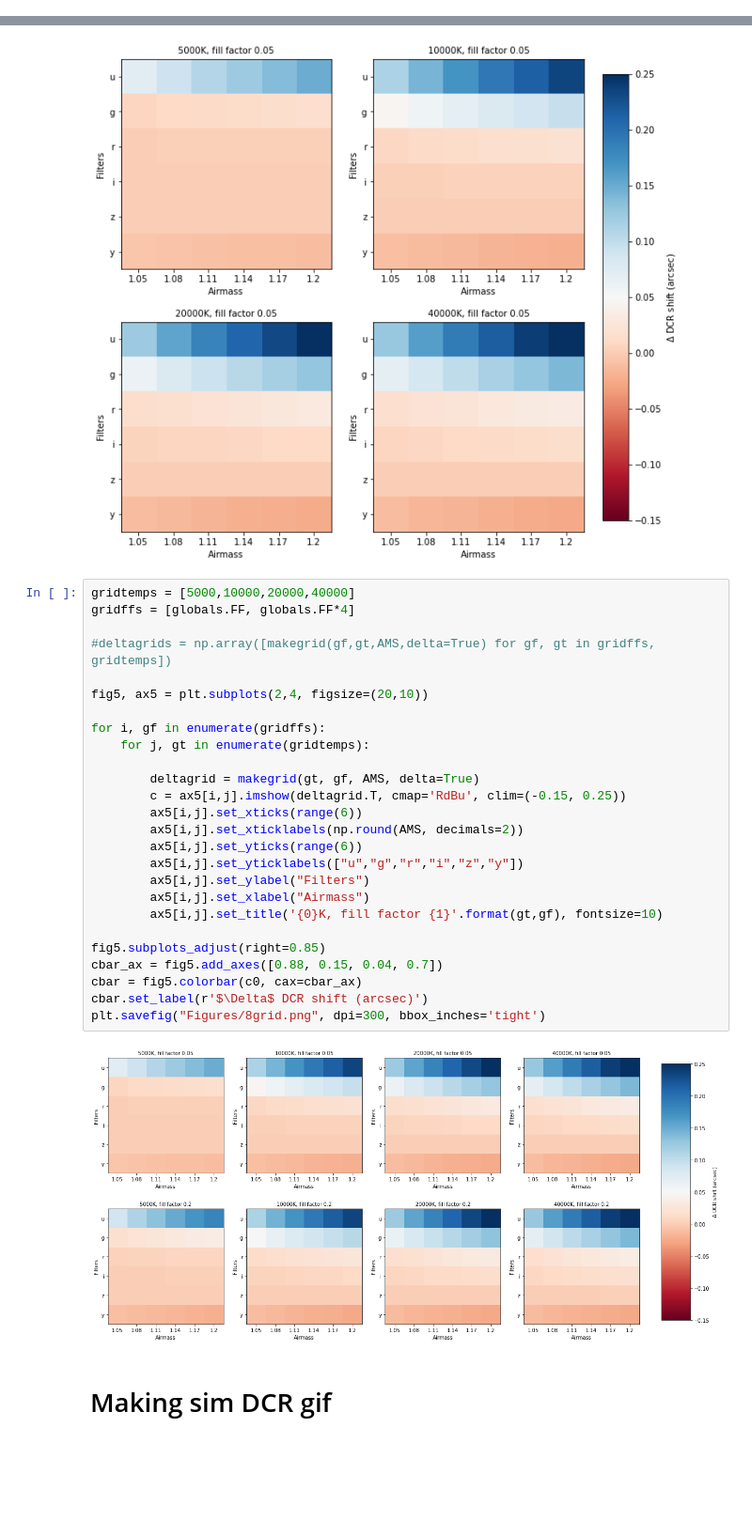
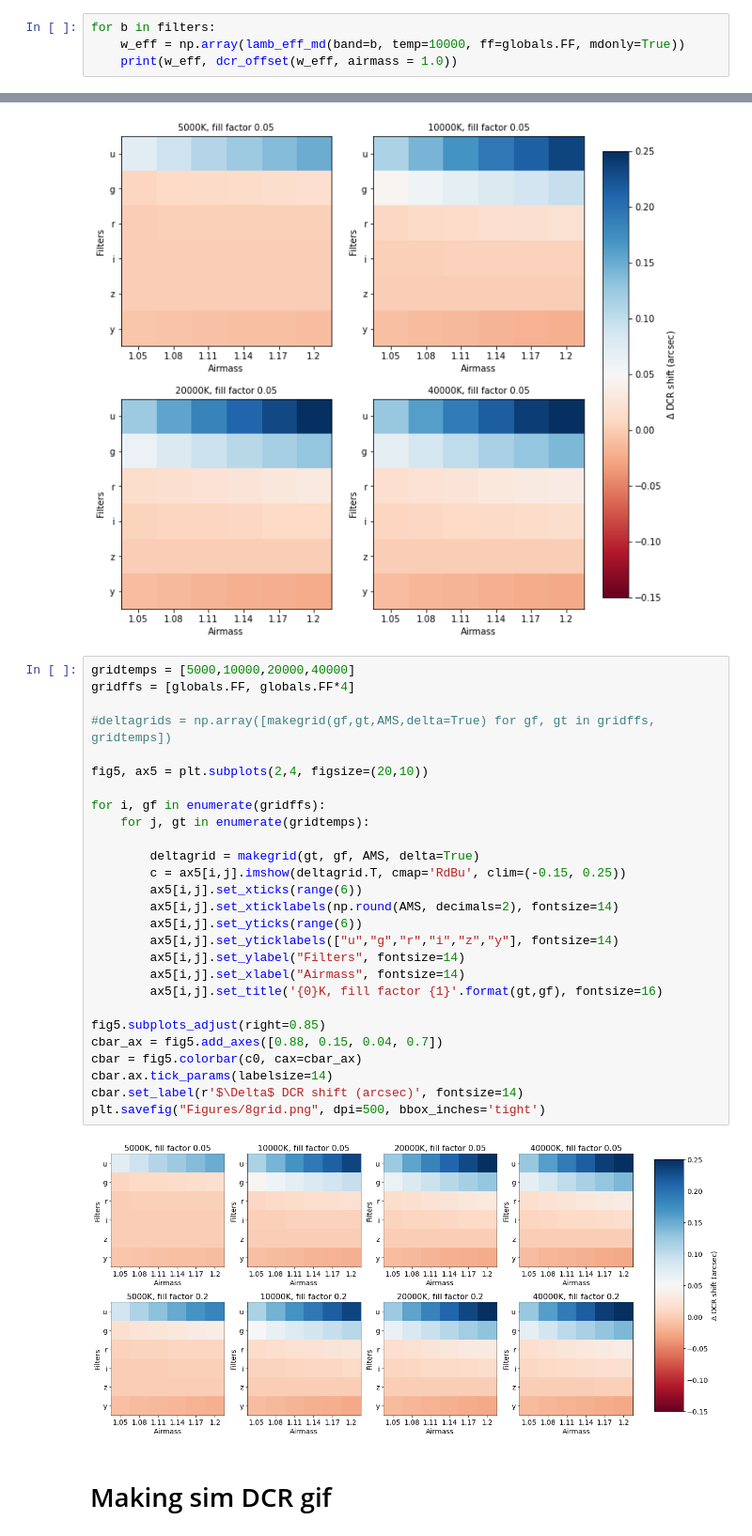
Before and after one commit to RileyWClarke/RAFTS, a Jupyter notebook: FLARUBINmodel.ipynb, the cells around one changed output, grey strips where cells are left out. Shown at 94% size. Saved outputs shown, nothing was run; the diff lists cells and outputs as text; blank space fills up the shorter version.

```diff
--- a/FLARUBINmodel.ipynb
+++ b/FLARUBINmodel.ipynb
@@ -180,0 +212,4 @@ plt.savefig('Figures/deltashifttemp_g.png', dpi=300, bbox_inches='tight')
+# %%
+for b in filters:
+    w_eff = np.array(lamb_eff_md(band=b, temp=10000, ff=globals.FF, mdonly=True))
+    print(w_eff, dcr_offset(w_eff, airmass = 1.0))
@@ -346,31 +396,32 @@ plt.savefig("Figures/4grid.png", dpi=300, bbox_inches='tight')
 # %%
 gridtemps = [5000,10000,20000,40000]
 gridffs = [globals.FF, globals.FF*4]
 
 #deltagrids = np.array([makegrid(gf,gt,AMS,delta=True) for gf, gt in gridffs, gridtemps])
 
 fig5, ax5 = plt.subplots(2,4, figsize=(20,10))
 
 for i, gf in enumerate(gridffs):
     for j, gt in enumerate(gridtemps):
 
         deltagrid = makegrid(gt, gf, AMS, delta=True)
         c = ax5[i,j].imshow(deltagrid.T, cmap='RdBu', clim=(-0.15, 0.25))
         ax5[i,j].set_xticks(range(6))
-        ax5[i,j].set_xticklabels(np.round(AMS, decimals=2))
+        ax5[i,j].set_xticklabels(np.round(AMS, decimals=2), fontsize=14)
         ax5[i,j].set_yticks(range(6))
-        ax5[i,j].set_yticklabels(["u","g","r","i","z","y"])
-        ax5[i,j].set_ylabel("Filters")
-        ax5[i,j].set_xlabel("Airmass")
-        ax5[i,j].set_title('{0}K, fill factor {1}'.format(gt,gf), fontsize=10)
+        ax5[i,j].set_yticklabels(["u","g","r","i","z","y"], fontsize=14)
+        ax5[i,j].set_ylabel("Filters", fontsize=14)
+        ax5[i,j].set_xlabel("Airmass", fontsize=14)
+        ax5[i,j].set_title('{0}K, fill factor {1}'.format(gt,gf), fontsize=16)
 
 fig5.subplots_adjust(right=0.85)
 cbar_ax = fig5.add_axes([0.88, 0.15, 0.04, 0.7])
 cbar = fig5.colorbar(c0, cax=cbar_ax)
-cbar.set_label(r'$\Delta$ DCR shift (arcsec)')
-plt.savefig("Figures/8grid.png", dpi=300, bbox_inches='tight')
+cbar.ax.tick_params(labelsize=14)
+cbar.set_label(r'$\Delta$ DCR shift (arcsec)', fontsize=14)
+plt.savefig("Figures/8grid.png", dpi=500, bbox_inches='tight')
 # %% [output]
-[figure, old version]
+[figure, new version]
 # %% [markdown]
 # Making sim DCR gif
 # %%
```
Also changed, not shown: parts of 6 cells of this notebook, 26 other files.
